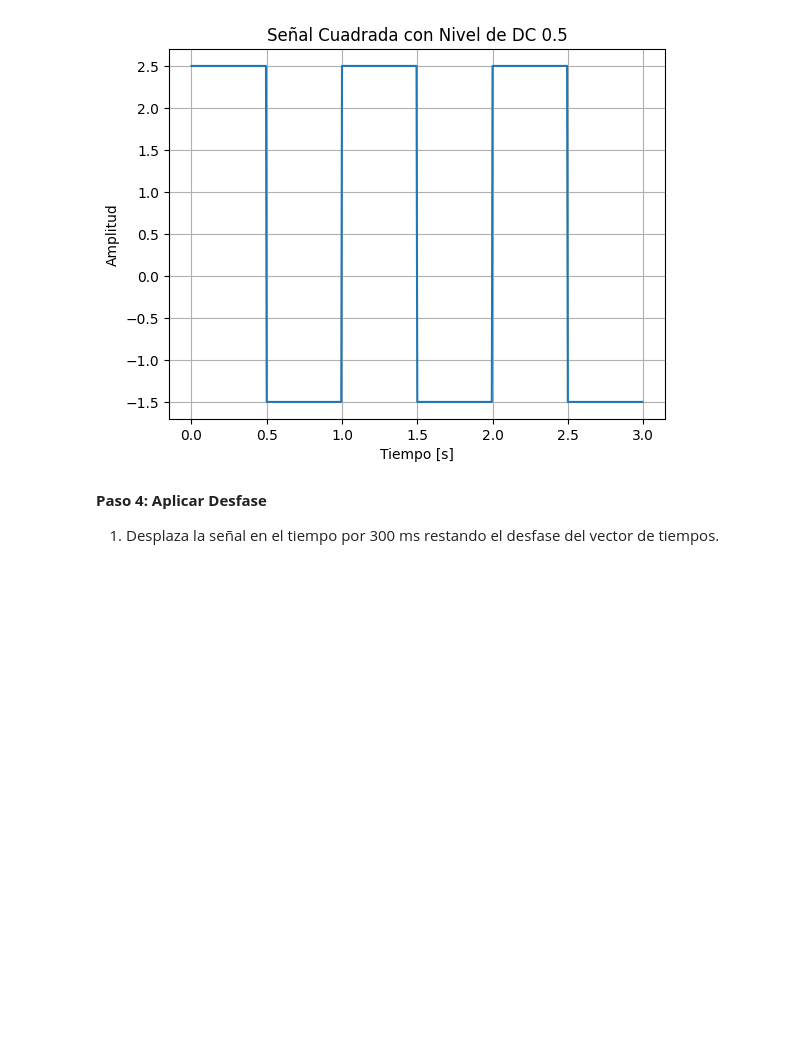
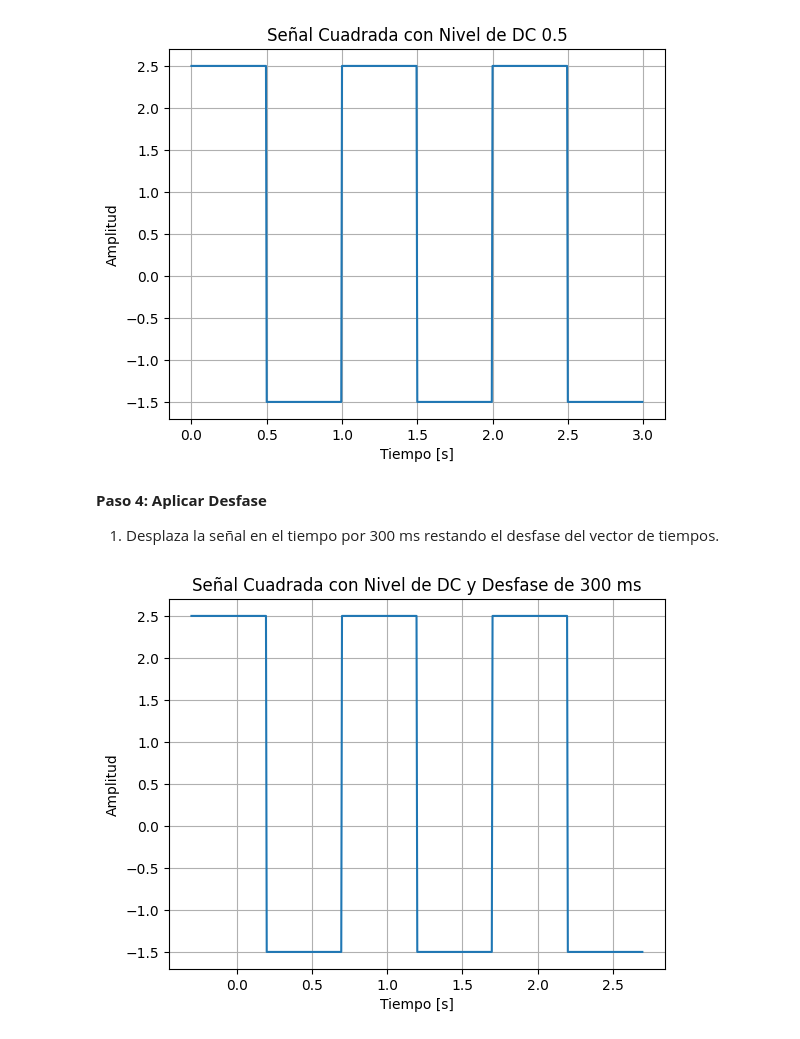
Before and after one commit to lucastulac/UTN-FRM, a Jupyter notebook: TP0.ipynb, the cells around one changed output. Cells and saved outputs as stored; diff of their text form; code cells hidden in the pictures; blank space fills up the shorter version.

```diff
--- a/TP0.ipynb
+++ b/TP0.ipynb
@@ -404,3 +405,14 @@ plt.show()
 **Paso 4: Aplicar Desfase**
 
 1. Desplaza la señal en el tiempo por 300 ms restando el desfase del vector de tiempos.
+# %%
+desfase = 0.3    # Desfase en segundos (300 ms)
+t_desfasado = t - desfase
+plt.plot(t_desfasado, señal_con_dc)
+plt.xlabel('Tiempo [s]')
+plt.ylabel('Amplitud')
+plt.title('Señal Cuadrada con Nivel de DC y Desfase de 300 ms')
+plt.grid(True)
+plt.show()
+# %% [output]
+[figure, added]
```
Also changed, not shown: parts of 1 cell of this notebook.
